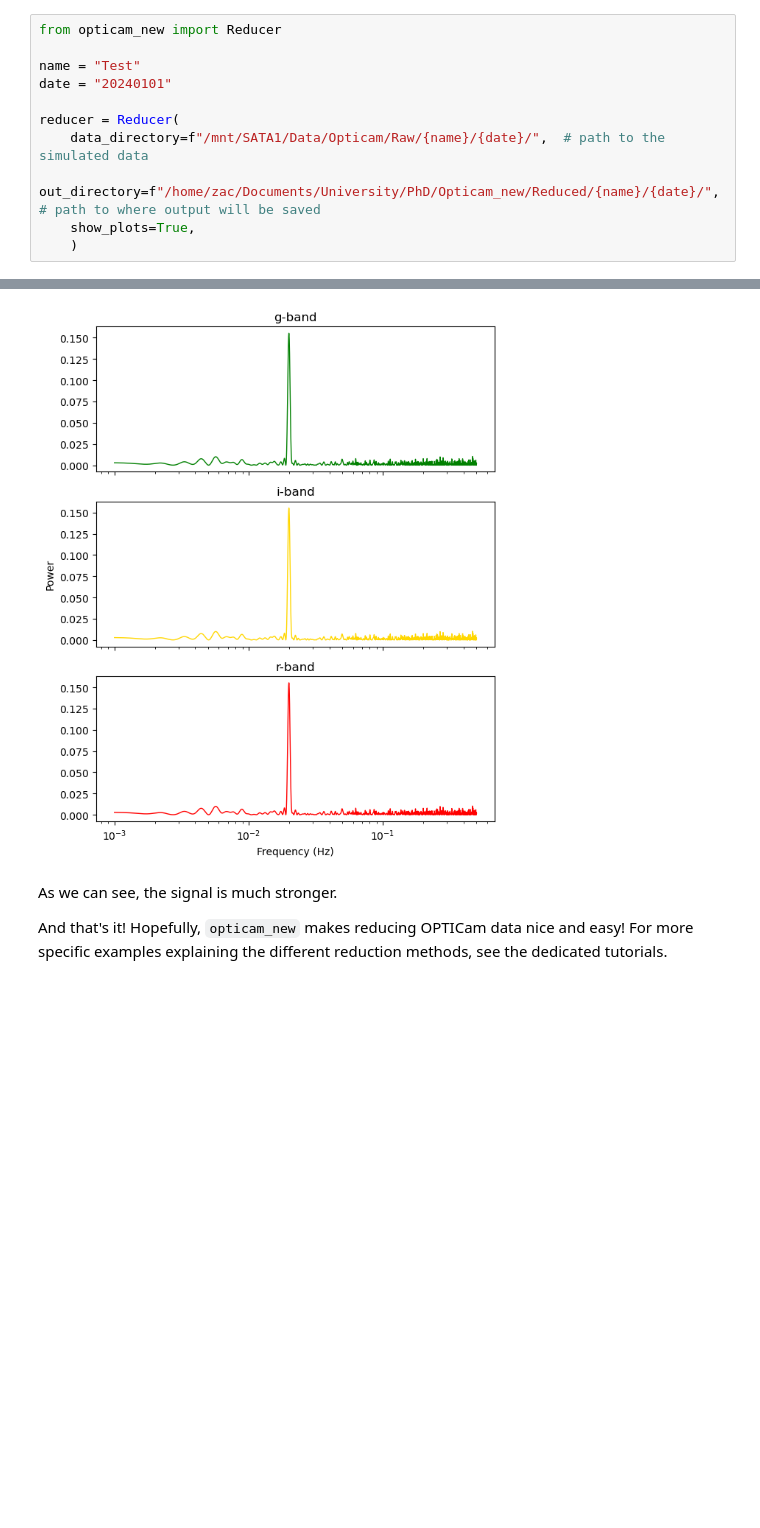
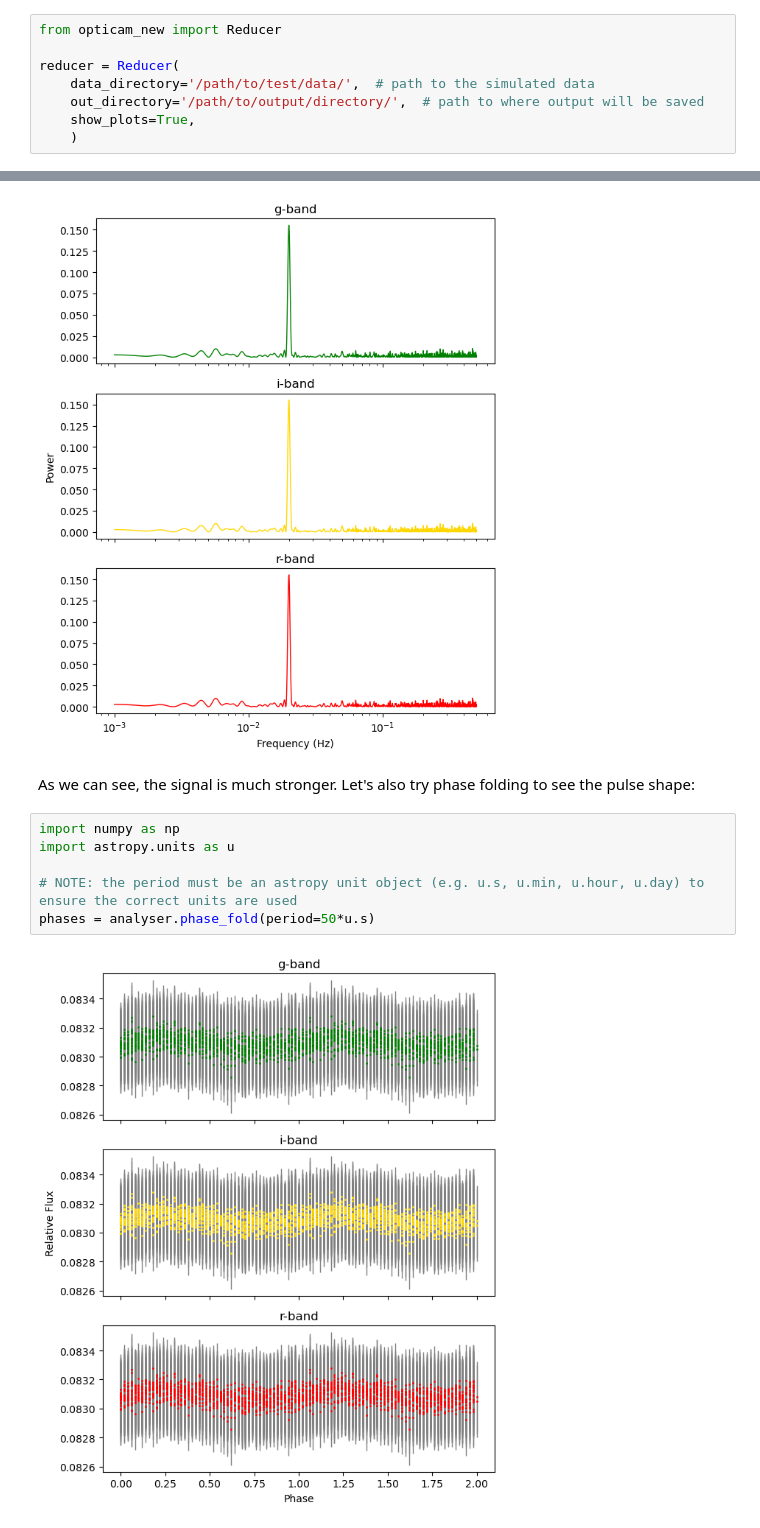
Before and after one commit to zairving/opticam, a Jupyter notebook: Tutorials/Test_Data/reduce_test_data.ipynb, the cells around one changed output, grey strips where cells are left out. Cells and saved outputs as stored; diff of their text form; blank space fills up the shorter version.

Commit message:
doc: updated reduce test data tutorial to include phase folding and binning

```diff
--- a/Tutorials/Test_Data/reduce_test_data.ipynb
+++ b/Tutorials/Test_Data/reduce_test_data.ipynb
@@ -7,12 +7,9 @@ The first step in reducing any OPTICam data is to initialise a `Reducer` object:
 # %%
 from opticam_new import Reducer
 
-name = "Test"
-date = "20240101"
-
 reducer = Reducer(
-    data_directory=f"/mnt/SATA1/Data/Opticam/Raw/{name}/{date}/",  # path to the simulated data
-    out_directory=f"/home/zac/Documents/University/PhD/Opticam_new/Reduced/{name}/{date}/",  # path to where output will be saved
+    data_directory='/path/to/test/data/',  # path to the simulated data
+    out_directory='/path/to/output/directory/',  # path to where output will be saved
     show_plots=True,
     )
 # %% [output]
@@ -96,7 +121,13 @@ It should be immediately clear that the periodic signal is clearer in the 'optim
 frequencies, powers = analyser.lomb_scargle(scale='log')
 # %% [output]
 [figure]
-# %% [markdown]
-As we can see, the signal is much stronger.
-
-And that's it! Hopefully, `opticam_new` makes reducing OPTICam data nice and easy! For more specific examples explaining the different reduction methods, see the dedicated tutorials.
+# %% [markdown]
+As we can see, the signal is much stronger. Let's also try phase folding to see the pulse shape:
+# %%
+import numpy as np
+import astropy.units as u
+
+# NOTE: the period must be an astropy unit object (e.g. u.s, u.min, u.hour, u.day) to ensure the correct units are used
+phases = analyser.phase_fold(period=50*u.s)
+# %% [output]
+[figure, added]
```
Also changed, not shown: parts of 17 cells of this notebook.
